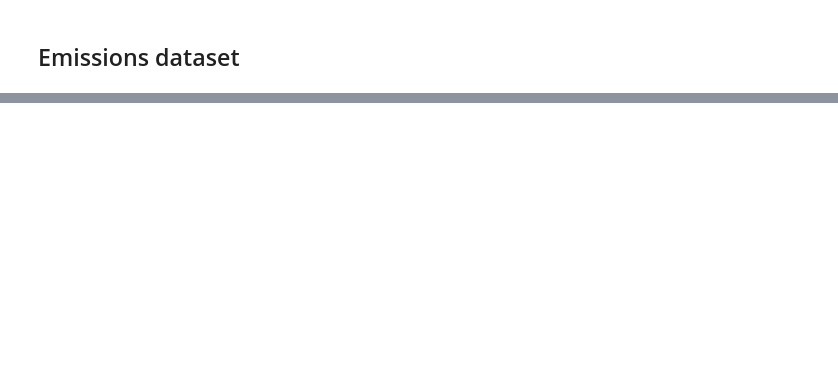
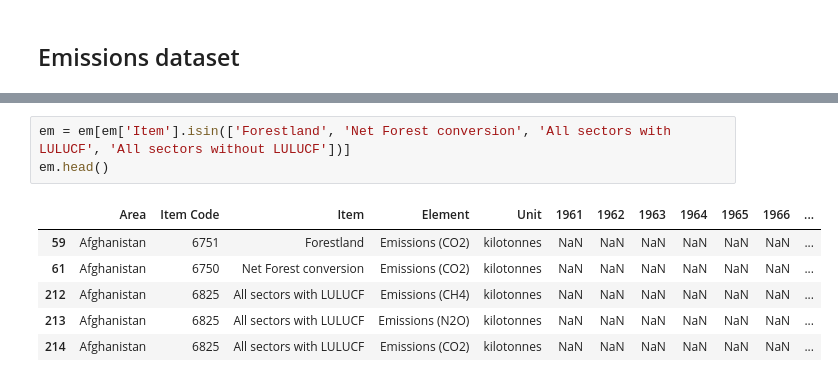
Before and after one commit to AdriPerse/climate-change, a Jupyter notebook: notebooks/Raquel.ipynb, the cells around one changed output, grey strips where cells are left out. Drawn from its saved outputs; the diff is of its cells as text; blank space fills up the shorter version.

```diff
--- a/notebooks/Raquel.ipynb
+++ b/notebooks/Raquel.ipynb
@@ -151,0 +272,10 @@ for col in df_raw.columns:
+# %%
+em = em[em['Item'].isin(['Forestland', 'Net Forest conversion', 'All sectors with LULUCF', 'All sectors without LULUCF'])]
+em.head()
+# %% [output]
+|  | Area | Item Code | Item | Element | Unit | 1961 | 1962 | 1963 | 1964 | 1965 | 1966 | ... |
+| 59 | Afghanistan | 6751 | Forestland | Emissions (CO2) | kilotonnes | NaN | NaN | NaN | NaN | NaN | NaN | ... |
+| 61 | Afghanistan | 6750 | Net Forest conversion | Emissions (CO2) | kilotonnes | NaN | NaN | NaN | NaN | NaN | NaN | ... |
+| 212 | Afghanistan | 6825 | All sectors with LULUCF | Emissions (CH4) | kilotonnes | NaN | NaN | NaN | NaN | NaN | NaN | ... |
+| 213 | Afghanistan | 6825 | All sectors with LULUCF | Emissions (N2O) | kilotonnes | NaN | NaN | NaN | NaN | NaN | NaN | ... |
+| 214 | Afghanistan | 6825 | All sectors with LULUCF | Emissions (CO2) | kilotonnes | NaN | NaN | NaN | NaN | NaN | NaN | ... |
```
Also changed, not shown: parts of 15 cells of this notebook.
